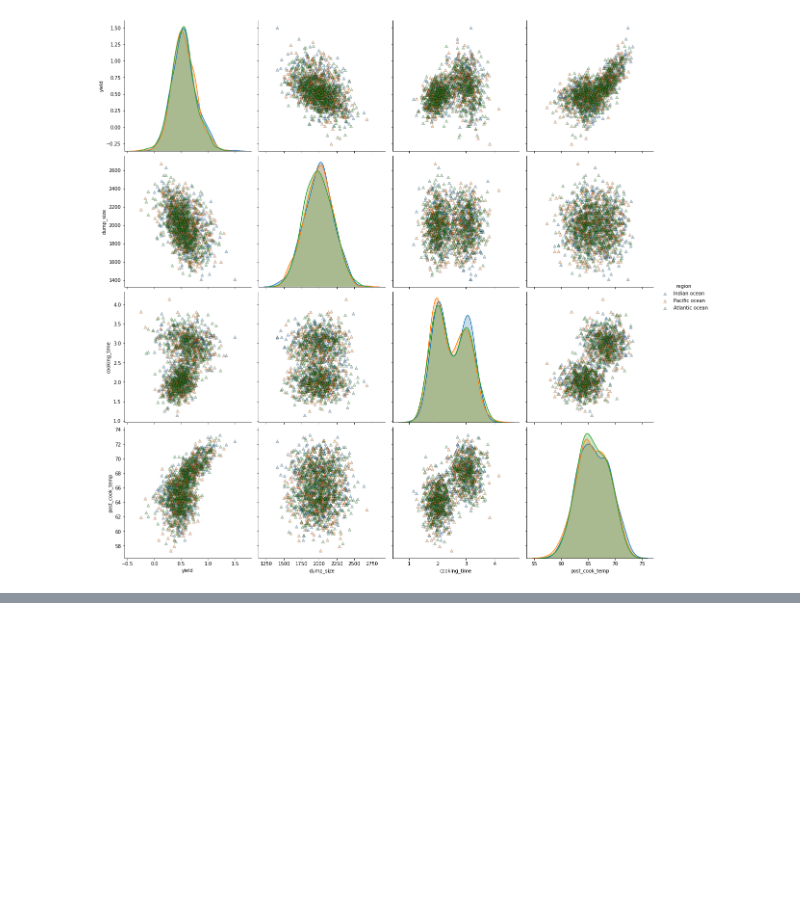
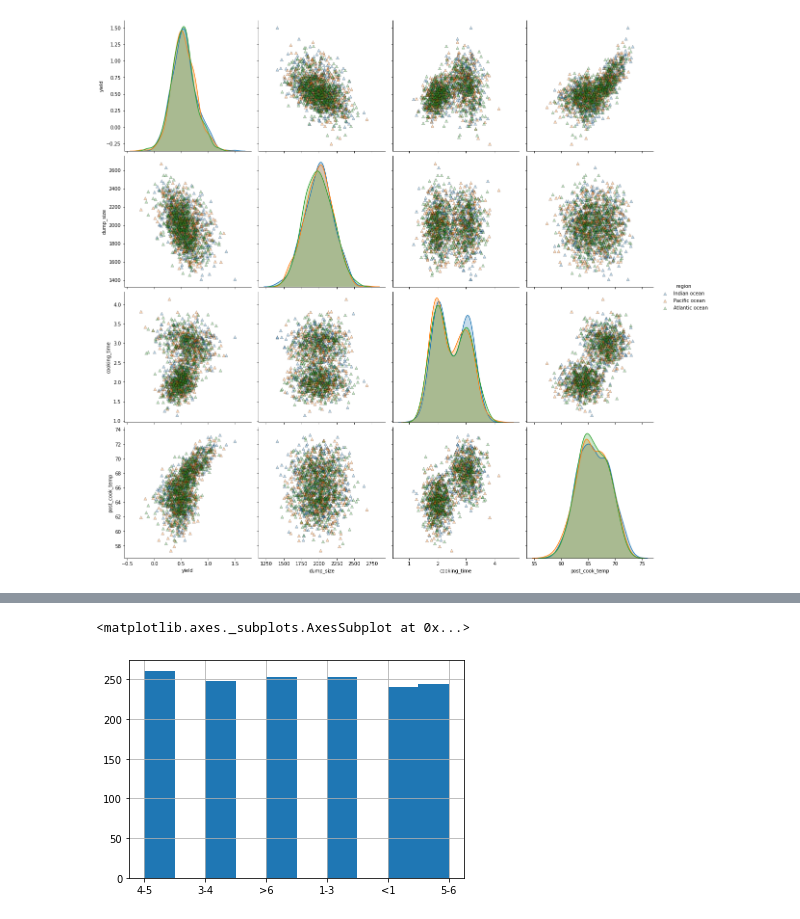
Before and after one commit to hbbhsy/TakeHome, a Jupyter notebook: ThisFish/ThisFish_Agnes_He.ipynb, the cells around one changed output, grey strips where cells are left out. Saved outputs shown, nothing was run; the diff lists cells and outputs as text; code cells hidden in the pictures; blank space fills up the shorter version.

```diff
--- a/ThisFish/ThisFish_Agnes_He.ipynb
+++ b/ThisFish/ThisFish_Agnes_He.ipynb
@@ -125,0 +100,6 @@ gradBoo.score(X_test, y_test)
+# %%
+# Plot histograms for the categorical data
+q1_df['size_range'].hist()
+# %% [output]
+<matplotlib.axes._subplots.AxesSubplot at 0x...>
+[figure, added]
```
Also changed, not shown: parts of 55 cells of this notebook.
